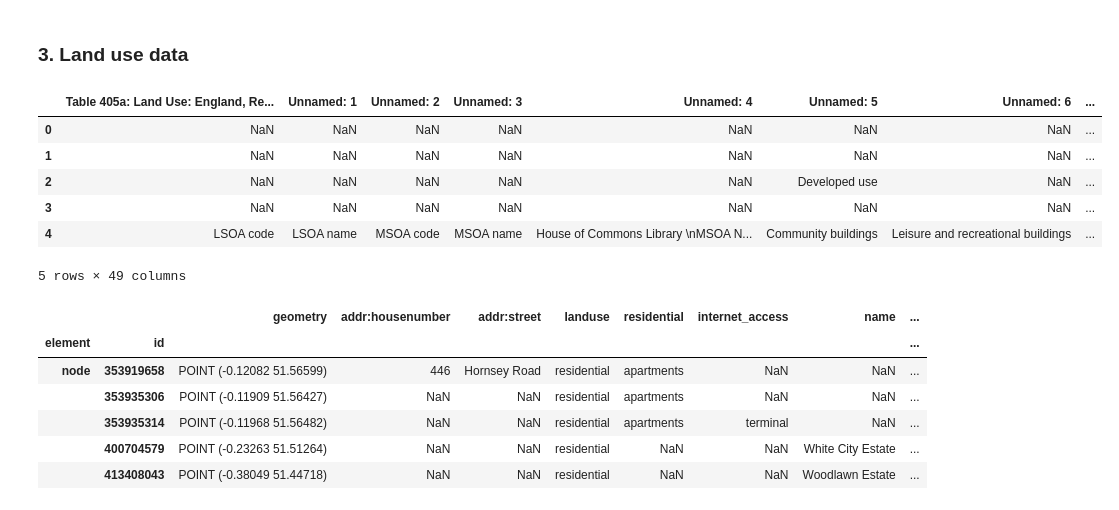
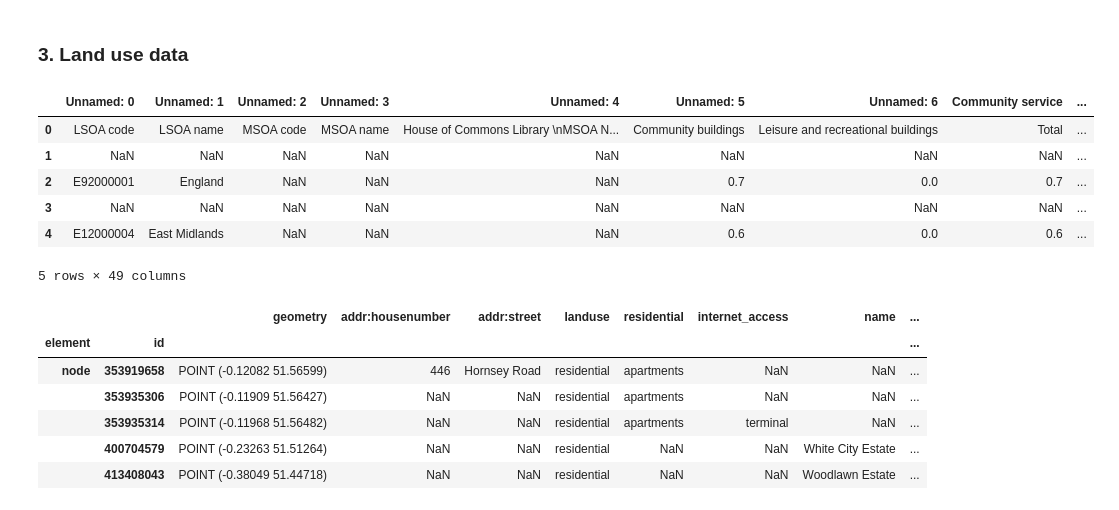
Before and after one commit to jyjylow/casa0006-assessment, a Jupyter notebook: CASA0006_Assessment.ipynb, the cells around one changed output. Cells and saved outputs as stored; diff of their text form; code cells hidden in the pictures.

Commit message:
Updated data

```diff
--- a/CASA0006_Assessment.ipynb
+++ b/CASA0006_Assessment.ipynb
@@ -270,15 +270,15 @@ Reprojected CRS: EPSG:4326.
 # %% [markdown]
 ### 3. Land use data
 # %%
-landuse = pd.read_csv("https://raw.githubusercontent.com/jyjylow/casa0006-assessment/refs/heads/main/data/Live_Tables_-_Land_Use_Stock_2022_-_LSOA.csv")
+landuse = pd.read_csv("https://raw.githubusercontent.com/jyjylow/casa0006-assessment/refs/heads/main/data/Live_Tables_-_Land_Use_Stock_2022_-_LSOA.csv", skiprows = 4)
 landuse.head()
 # %% [output]
-|  | Table 405a: Land Use: England, Re... | Unnamed: 1 | Unnamed: 2 | Unnamed: 3 | Unnamed: 4 | Unnamed: 5 | Unnamed: 6 | ... |
-| 0 | NaN | NaN | NaN | NaN | NaN | NaN | NaN | ... |
-| 1 | NaN | NaN | NaN | NaN | NaN | NaN | NaN | ... |
-| 2 | NaN | NaN | NaN | NaN | NaN | Developed use | NaN | ... |
-| 3 | NaN | NaN | NaN | NaN | NaN | NaN | NaN | ... |
-| 4 | LSOA code | LSOA name | MSOA code | MSOA name | House of Commons Library \nMSOA N... | Community buildings | Leisure and recreational buildings | ... |
+|  | Unnamed: 0 | Unnamed: 1 | Unnamed: 2 | Unnamed: 3 | Unnamed: 4 | Unnamed: 5 | Unnamed: 6 | Community service | ... |
+| 0 | LSOA code | LSOA name | MSOA code | MSOA name | House of Commons Library \nMSOA N... | Community buildings | Leisure and recreational buildings | Total | ... |
+| 1 | NaN | NaN | NaN | NaN | NaN | NaN | NaN | NaN | ... |
+| 2 | E92000001 | England | NaN | NaN | NaN | 0.7 | 0.0 | 0.7 | ... |
+| 3 | NaN | NaN | NaN | NaN | NaN | NaN | NaN | NaN | ... |
+| 4 | E12000004 | East Midlands | NaN | NaN | NaN | 0.6 | 0.0 | 0.6 | ... |
 5 rows × 49 columns
 # %%
 # combining all LSOAs into a unified geometry for now
```
Also changed, not shown: 2 other files.
